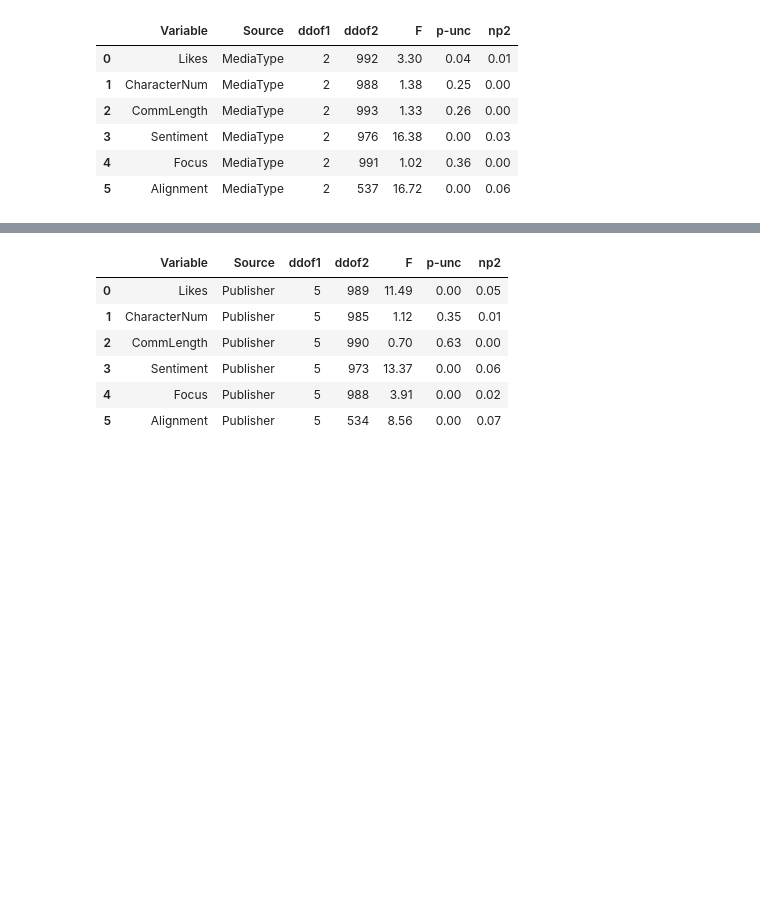
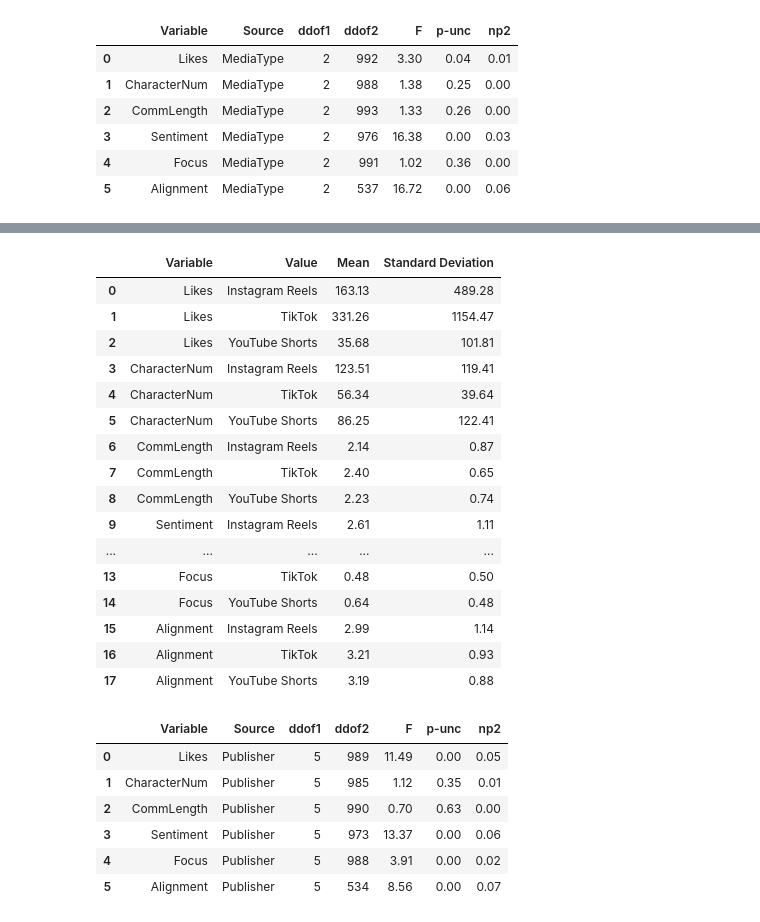
Before and after one commit to stephenwonchulsong/share, a Jupyter notebook: TheissThesis/PreliminaryAnalysis.ipynb, the cells around one changed output, grey strips where cells are left out. Cells and saved outputs as stored; diff of their text form; code cells hidden in the pictures; blank space fills up the shorter version.

```diff
--- a/TheissThesis/PreliminaryAnalysis.ipynb
+++ b/TheissThesis/PreliminaryAnalysis.ipynb
@@ -510,3 +530,23 @@ merged_anova
+# %%
+merged_mean_std_table
+# %% [output]
+|  | Variable | Value | Mean | Standard Deviation |
+| 0 | Likes | Instagram Reels | 163.13 | 489.28 |
+| 1 | Likes | TikTok | 331.26 | 1154.47 |
+| 2 | Likes | YouTube Shorts | 35.68 | 101.81 |
+| 3 | CharacterNum | Instagram Reels | 123.51 | 119.41 |
+| 4 | CharacterNum | TikTok | 56.34 | 39.64 |
+| 5 | CharacterNum | YouTube Shorts | 86.25 | 122.41 |
+| 6 | CommLength | Instagram Reels | 2.14 | 0.87 |
+| 7 | CommLength | TikTok | 2.40 | 0.65 |
+| 8 | CommLength | YouTube Shorts | 2.23 | 0.74 |
+| 9 | Sentiment | Instagram Reels | 2.61 | 1.11 |
+| ... | ... | ... | ... | ... |
+| 13 | Focus | TikTok | 0.48 | 0.50 |
+| 14 | Focus | YouTube Shorts | 0.64 | 0.48 |
+| 15 | Alignment | Instagram Reels | 2.99 | 1.14 |
+| 16 | Alignment | TikTok | 3.21 | 0.93 |
+| 17 | Alignment | YouTube Shorts | 3.19 | 0.88 |
 # %%
 # Define the IV and DV variables
 IV = 'Publisher'
```
Also changed, not shown: parts of 1 cell of this notebook.
